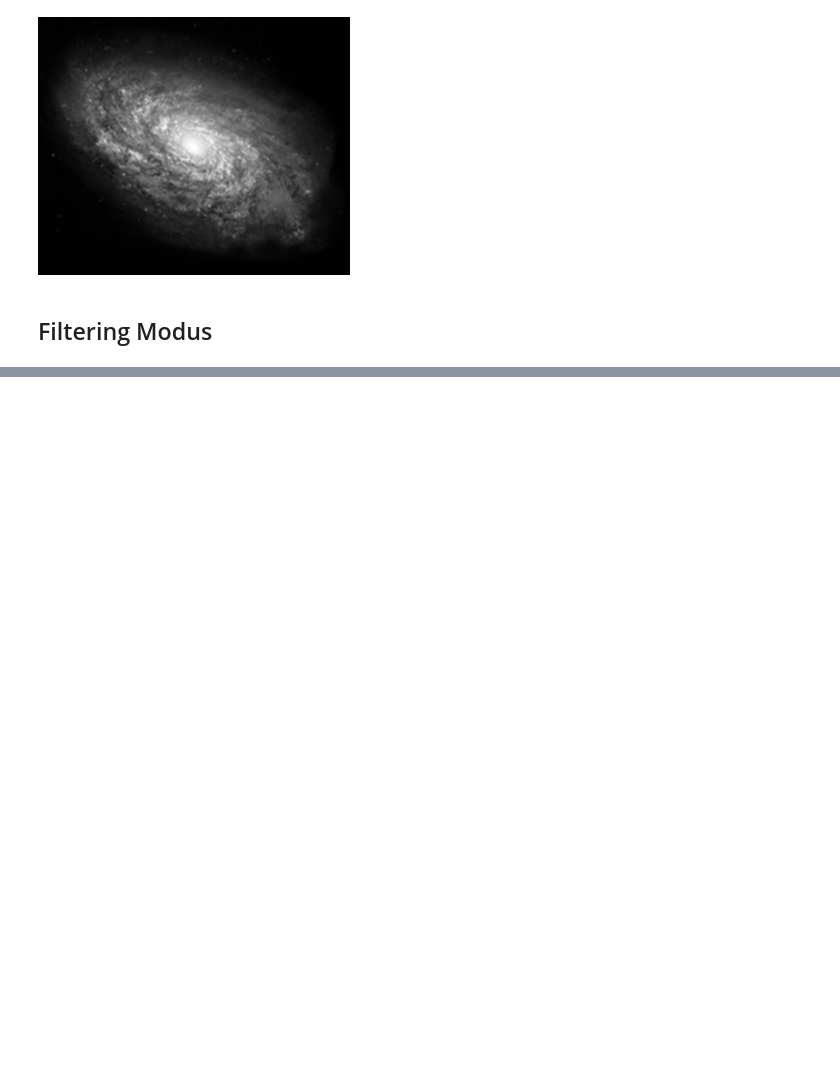
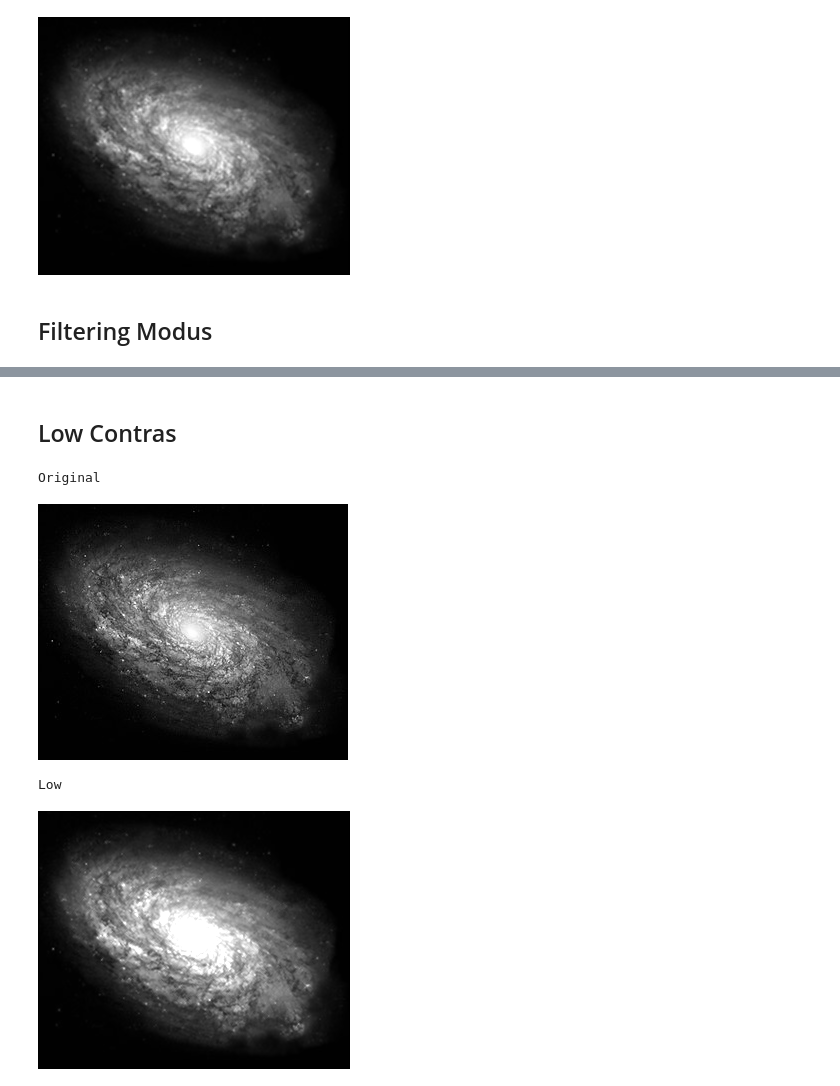
Before and after one commit to 16Komang/PCVK, a Jupyter notebook: ProjectUTS.ipynb, the cells around one changed output, grey strips where cells are left out. Drawn from its saved outputs; the diff is of its cells as text; code cells hidden in the pictures; blank space fills up the shorter version.

```diff
--- a/ProjectUTS.ipynb
+++ b/ProjectUTS.ipynb
@@ -92,0 +110,17 @@ Modus
+# %% [markdown]
+## Low Contras
+# %%
+# Kodingan Low
+kernal_low = np.array([[1/9,1/9,1/9],
+                       [1/9,1/2,1/9],
+                       [1/9,1/9,1/9]])
+# Hasil
+print('Original')
+cv2_imshow(img_gray)
+print('Low')
+cv2_imshow(filtering(img_gray,kernal_low,1,2))
+# %% [output]
+Original
+[figure, added]
+Low
+[figure, added]
```
Also changed, not shown: parts of 4 cells of this notebook.
